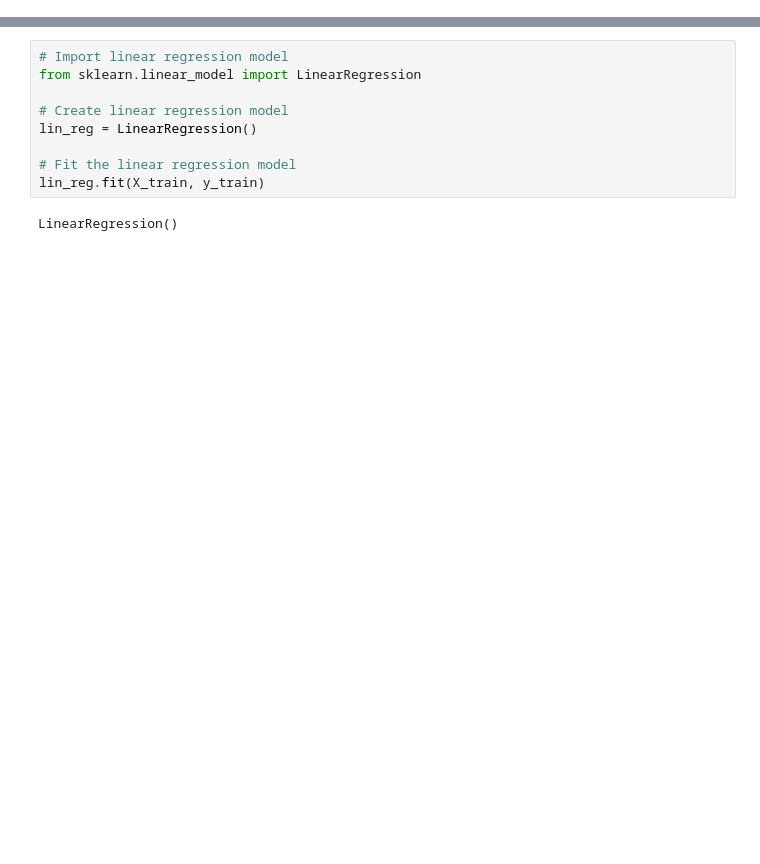
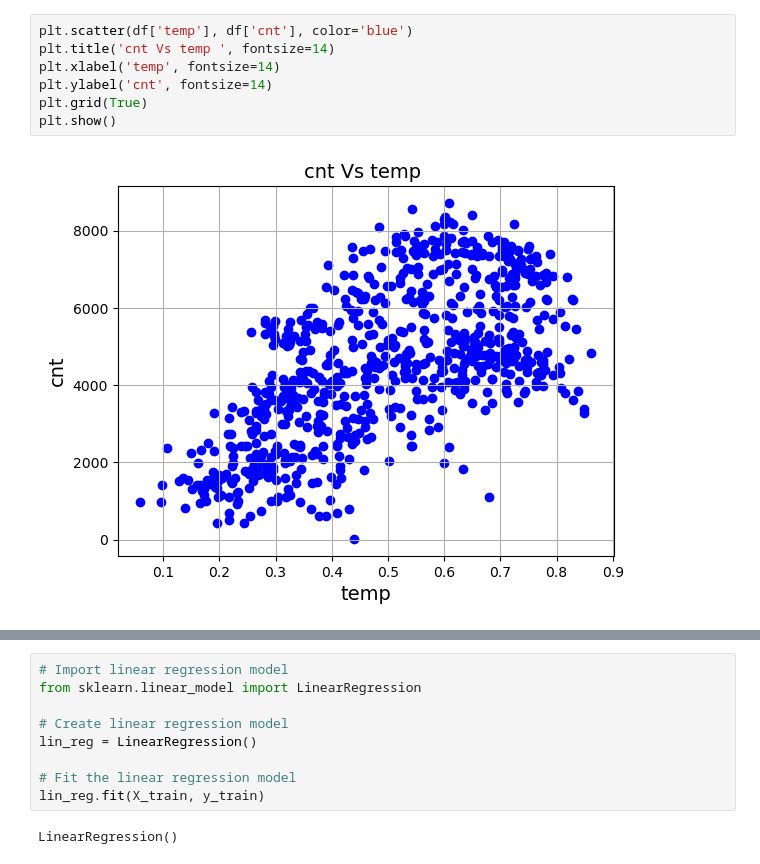
Before and after one commit to Ph1lippK/VAWI, a Jupyter notebook: Assignment_02_MatrikelNrTBD.ipynb, the cells around one changed output, grey strips where cells are left out. Drawn from its saved outputs; the diff is of its cells as text; blank space fills up the shorter version.

```diff
--- a/Assignment_02_MatrikelNrTBD.ipynb
+++ b/Assignment_02_MatrikelNrTBD.ipynb
@@ -34,0 +41,9 @@ def save_fig(fig_id, tight_layout=True, fig_extension="png", resolution=300):
+# %%
+plt.scatter(df['temp'], df['cnt'], color='blue')
+plt.title('cnt Vs temp ', fontsize=14)
+plt.xlabel('temp', fontsize=14)
+plt.ylabel('cnt', fontsize=14)
+plt.grid(True)
+plt.show()
+# %% [output]
+[figure, added]
```
Also changed, not shown: parts of 113 cells of this notebook, 8 other files.
